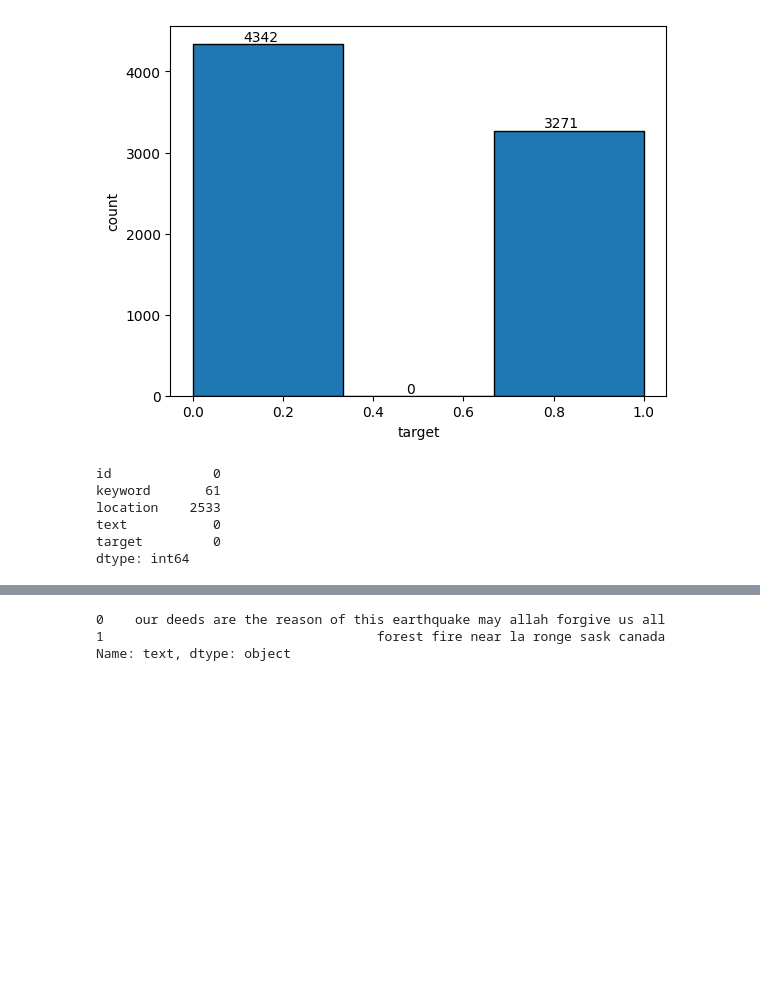
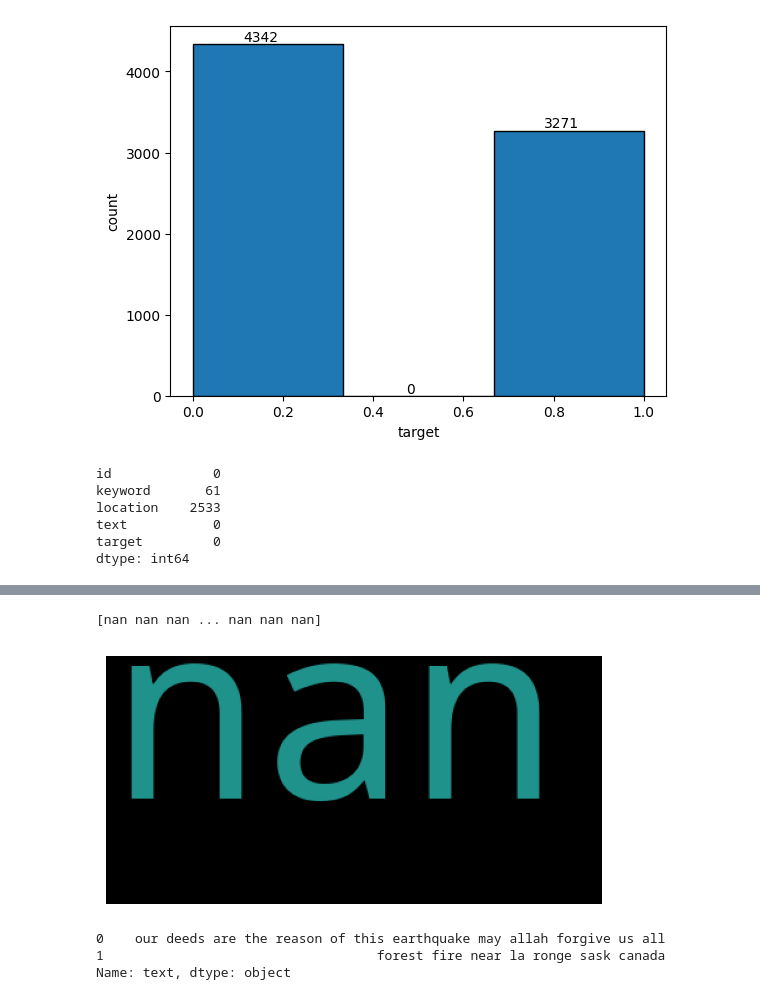
Before and after one commit to vijitha9129/nlp-tweet-sentinment, a Jupyter notebook: tweet-analysis.ipynb, the cells around one changed output, grey strips where cells are left out. Drawn from its saved outputs; the diff is of its cells as text; code cells hidden in the pictures; blank space fills up the shorter version.

```diff
--- a/tweet-analysis.ipynb
+++ b/tweet-analysis.ipynb
@@ -36,7 +32,8 @@ print(transformers.__version__)
 # %%
 pd.set_option('display.max_colwidth', None)
 # %%
-df = pd.read_csv('data/train.csv')
+df_train = pd.read_csv('data/train.csv')
+df_test = pd.read_csv('data/test.csv')
 # %%
 df.sample(2)
 # %% [output]
@@ -88,0 +137,12 @@ profile.to_notebook_iframe()
+# %%
+
+text = df_train['keyword'].values
+print(text)
+wordcloud = WordCloud().generate(str(text))
+
+plt.imshow(wordcloud)
+plt.axis("off")
+plt.show()
+# %% [output]
+[nan nan nan ... nan nan nan]
+[figure, added]
```
Also changed, not shown: parts of 11 cells of this notebook.
